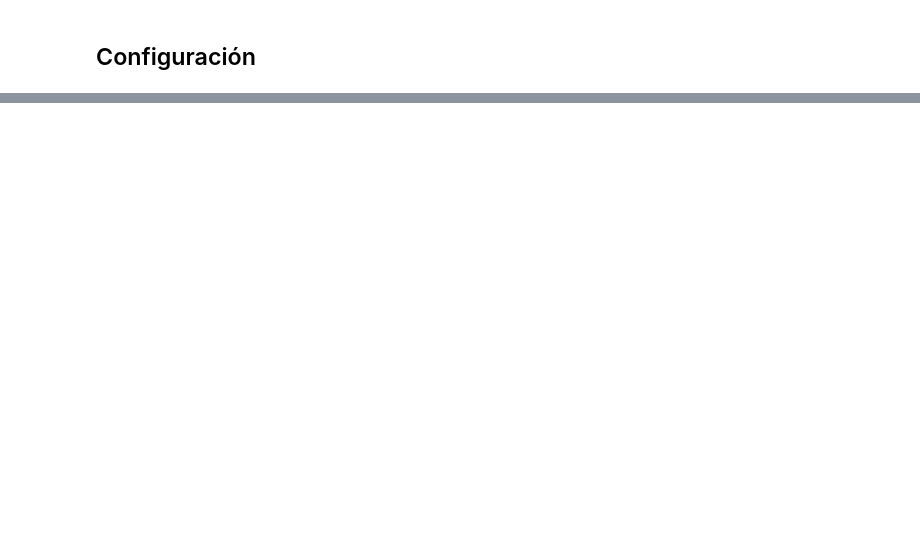
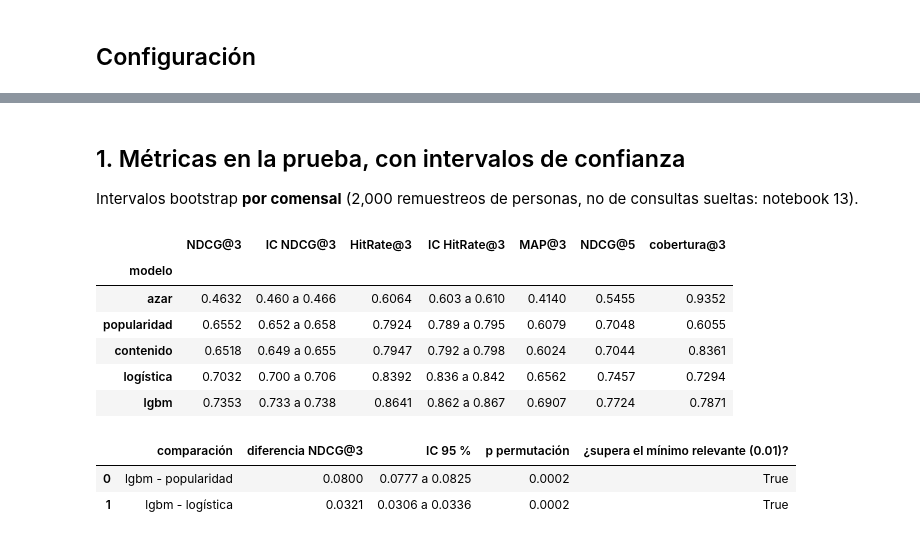
Before and after one commit to Nataliaa05/puzzle-recomendador, a Jupyter notebook: notebooks/15_evaluacion_final.ipynb, the cells around one changed output, grey strips where cells are left out. Saved outputs shown, nothing was run; the diff lists cells and outputs as text; code cells hidden in the pictures; blank space fills up the shorter version.

Commit message:
feat(evaluation): evaluación final en la prueba y plan de despliegue (notebook 15)

```diff
--- a/notebooks/15_evaluacion_final.ipynb
+++ b/notebooks/15_evaluacion_final.ipynb
@@ -37,0 +63,49 @@ _Hallazgos y decisiones que pasan al siguiente notebook._
+# %% [markdown]
+## 1. Métricas en la prueba, con intervalos de confianza
+
+Intervalos bootstrap **por comensal** (2,000 remuestreos de personas, no de consultas sueltas: notebook 13).
+# %%
+def puntajes(df):
+    return {"azar": random_score(df, seed=SEED).to_numpy(),
+            "popularidad": popularity_score(df, min_orders=N_FALLBACK).to_numpy(),
+            "contenido": content_score(df).to_numpy(),
+            "logística": logistica.predict_proba(model_frame(df, FOR_YOU)[cols])[:, 1],
+            "lgbm": predict(lgbm, df, FOR_YOU, cats)}
+
+def metricas(df, scores, ks=(3, 5)):
+    return {k: rank_metrics(df.assign(score=s), ks=ks, seed=SEED).join(q_info, on="query_id") for k, s in scores.items()}
+
+s_test = puntajes(test)
+pq = metricas(test, s_test)
+filas = []
+for k, v in pq.items():
+    ci = bootstrap_ci(v["ndcg@3"], clusters=v["diner_id"], n_boot=ecfg["bootstrap_iterations"], seed=SEED)
+    hit = bootstrap_ci(v["hit@3"], clusters=v["diner_id"], n_boot=ecfg["bootstrap_iterations"], seed=SEED)
+    filas.append({"modelo": k, "NDCG@3": ci["media"], "IC NDCG@3": f"{ci['inferior']:.3f} a {ci['superior']:.3f}",
+                  "HitRate@3": hit["media"], "IC HitRate@3": f"{hit['inferior']:.3f} a {hit['superior']:.3f}",
+                  "MAP@3": v["map@3"].mean(), "NDCG@5": v["ndcg@5"].mean(),
+                  "cobertura@3": catalog_coverage(test.assign(score=s_test[k]), k=3, seed=SEED)})
+tabla = pd.DataFrame(filas).set_index("modelo")
+tabla.round(4)
+# %% [output]
+|  | NDCG@3 | IC NDCG@3 | HitRate@3 | IC HitRate@3 | MAP@3 | NDCG@5 | cobertura@3 |
+| modelo |  |  |  |  |  |  |  |
+| azar | 0.4632 | 0.460 a 0.466 | 0.6064 | 0.603 a 0.610 | 0.4140 | 0.5455 | 0.9352 |
+| popularidad | 0.6552 | 0.652 a 0.658 | 0.7924 | 0.789 a 0.795 | 0.6079 | 0.7048 | 0.6055 |
+| contenido | 0.6518 | 0.649 a 0.655 | 0.7947 | 0.792 a 0.798 | 0.6024 | 0.7044 | 0.8361 |
+| logística | 0.7032 | 0.700 a 0.706 | 0.8392 | 0.836 a 0.842 | 0.6562 | 0.7457 | 0.7294 |
+| lgbm | 0.7353 | 0.733 a 0.738 | 0.8641 | 0.862 a 0.867 | 0.6907 | 0.7724 | 0.7871 |
+# %%
+comp = []
+for a in ["popularidad", "logística"]:
+    diff = pq["lgbm"]["ndcg@3"] - pq[a]["ndcg@3"]
+    perm = paired_permutation(diff, pq[a]["diner_id"], n_iter=ecfg["permutation_iterations"], seed=SEED)
+    boot = paired_bootstrap(diff, pq[a]["diner_id"], n_iter=ecfg["bootstrap_iterations"], seed=SEED)
+    comp.append({"comparación": f"lgbm - {a}", "diferencia NDCG@3": boot["diferencia"],
+                 "IC 95 %": f"{boot['inferior']:.4f} a {boot['superior']:.4f}", "p permutación": perm["p"],
+                 f"¿supera el mínimo relevante ({MIN_GAIN})?": boot["inferior"] >= MIN_GAIN})
+pd.DataFrame(comp).round(4)
+# %% [output]
+|  | comparación | diferencia NDCG@3 | IC 95 % | p permutación | ¿supera el mínimo relevante (0.01)? |
+| 0 | lgbm - popularidad | 0.0800 | 0.0777 a 0.0825 | 0.0002 | True |
+| 1 | lgbm - logística | 0.0321 | 0.0306 a 0.0336 | 0.0002 | True |
```
Also changed, not shown: parts of 19 cells of this notebook, 1 other file.
